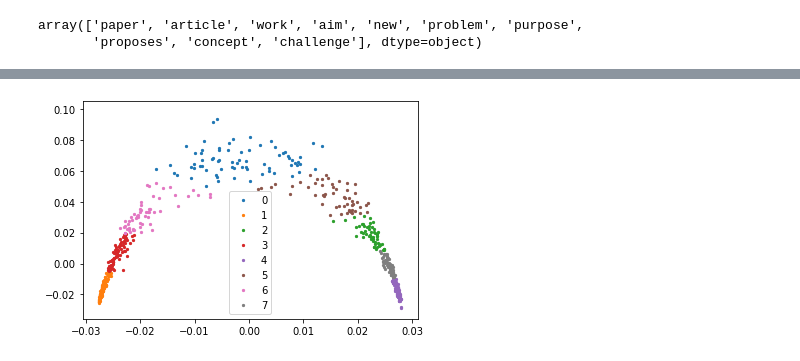
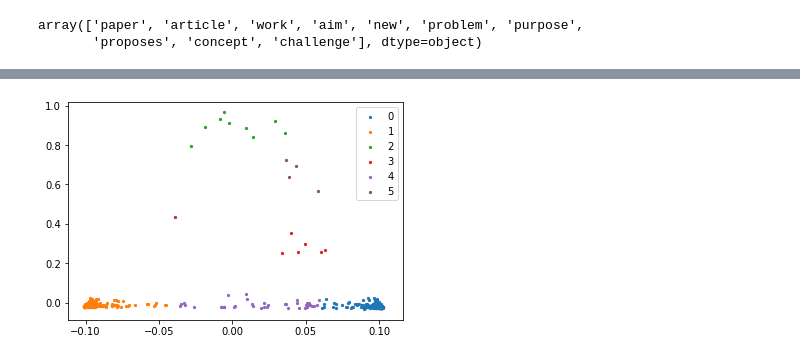
Before and after one commit to VPetukhov/GraphRegularizedNNs, a Jupyter notebook: w2v_regularized.ipynb, the cells around one changed output, grey strips where cells are left out. Saved outputs shown, nothing was run; the diff lists cells and outputs as text; code cells hidden in the pictures.

Commit message:
W2V, spectral clustering

```diff
--- a/w2v_regularized.ipynb
+++ b/w2v_regularized.ipynb
@@ -576,13 +573,13 @@ adj_mat = create_graph_from_embedding(joint_activations.T, 'full')
 # %%
+adj_mat = create_graph_from_embedding(emb_mat_graph.T, 'knn', k=10)
 spec_emb = SpectralEmbedding(affinity='precomputed').fit_transform(adj_mat)
-clust_labels = cluster.k_means(spec_emb, 8)[1]
 
-for i in set(clust_labels):
+for i in set(clusts):
     mask = (clust_labels == i)
     plt.scatter(spec_emb[mask,0], spec_emb[mask,1], s=5, label=i)
 plt.legend();
 # %% [output]
-[figure, old version]
+[figure, new version]
 # %%
 lookup_table_graph.index.values[pairwise.cosine_similarity(emb_mat_graph, lookup_table_graph['paper']).flatten().argsort()[::-1][:10]]
 # %% [output]
```
Also changed, not shown: parts of 19 cells of this notebook, 1 other file.
